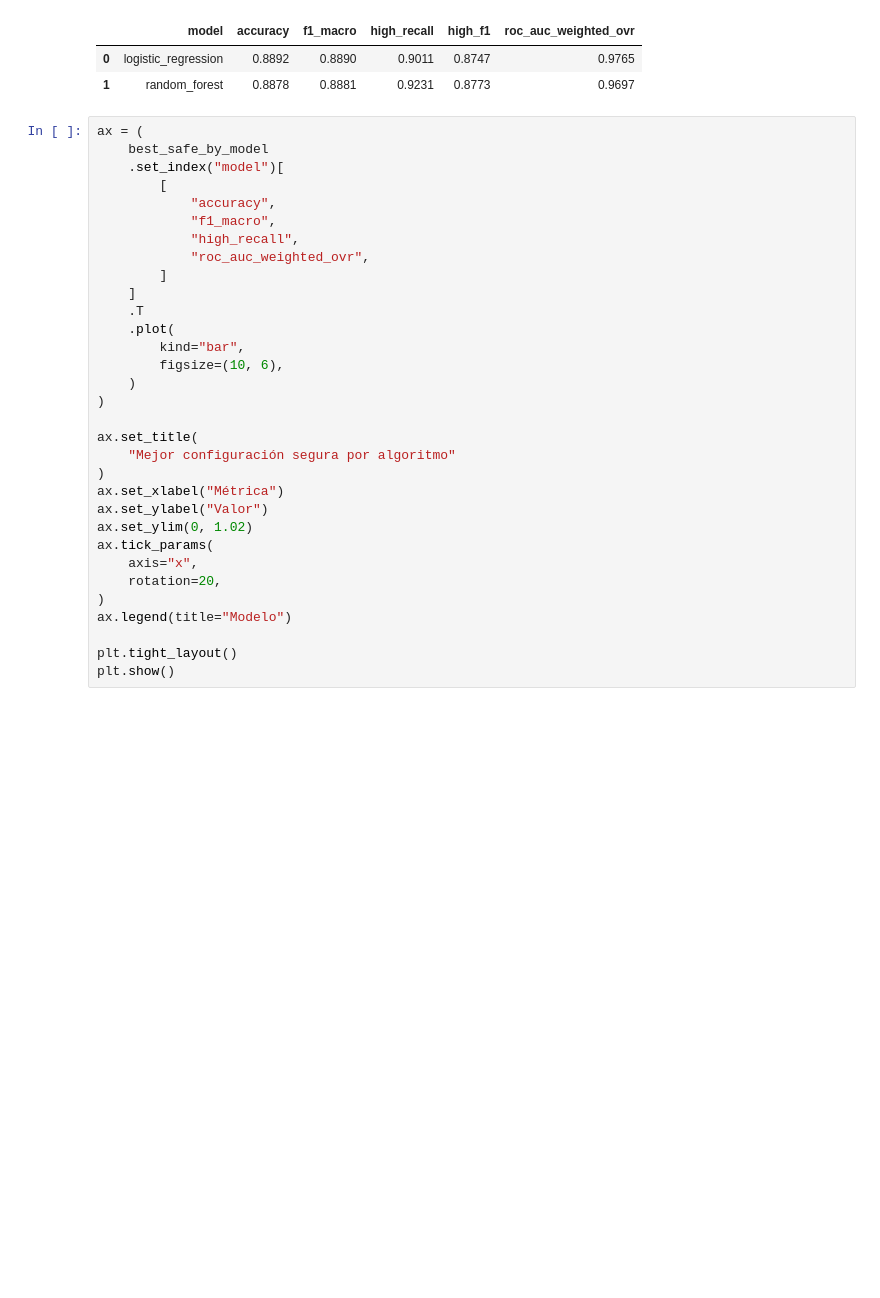
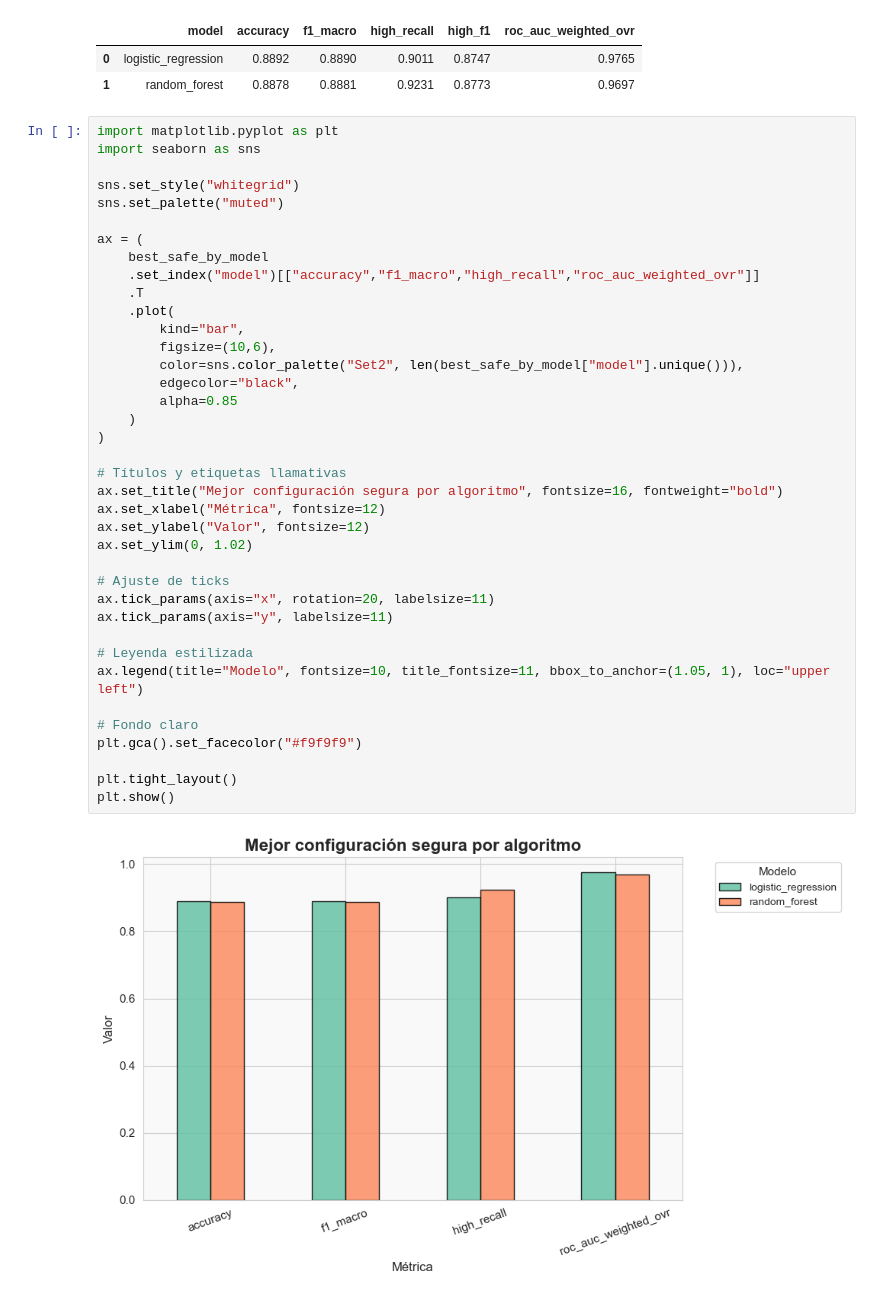
Before and after one commit to KouDionicio/9A-IDGS-ECBD-VitalMind-, a Jupyter notebook: ml-service/app/notebooks/02_risk_model_comparison.ipynb, the cells around one changed output. Saved outputs shown, nothing was run; the diff lists cells and outputs as text; blank space fills up the shorter version.

```diff
--- a/ml-service/app/notebooks/02_risk_model_comparison.ipynb
+++ b/ml-service/app/notebooks/02_risk_model_comparison.ipynb
@@ -1922,34 +1922,42 @@ best_safe_by_model[
 | 0 | logistic_regression | 0.8892 | 0.8890 | 0.9011 | 0.8747 | 0.9765 |
 | 1 | random_forest | 0.8878 | 0.8881 | 0.9231 | 0.8773 | 0.9697 |
 # %%
+import matplotlib.pyplot as plt
+import seaborn as sns
+
+sns.set_style("whitegrid")
+sns.set_palette("muted")
+
 ax = (
     best_safe_by_model
-    .set_index("model")[
-        [
-            "accuracy",
-            "f1_macro",
-            "high_recall",
-            "roc_auc_weighted_ovr",
-        ]
-    ]
+    .set_index("model")[["accuracy","f1_macro","high_recall","roc_auc_weighted_ovr"]]
     .T
     .plot(
         kind="bar",
-        figsize=(10, 6),
+        figsize=(10,6),
+        color=sns.color_palette("Set2", len(best_safe_by_model["model"].unique())),
+        edgecolor="black",
+        alpha=0.85
     )
 )
 
-ax.set_title(
-    "Mejor configuración segura por algoritmo"
-)
-ax.set_xlabel("Métrica")
-ax.set_ylabel("Valor")
+# Títulos y etiquetas llamativas
+ax.set_title("Mejor configuración segura por algoritmo", fontsize=16, fontweight="bold")
+ax.set_xlabel("Métrica", fontsize=12)
+ax.set_ylabel("Valor", fontsize=12)
 ax.set_ylim(0, 1.02)
-ax.tick_params(
-    axis="x",
-    rotation=20,
-)
-ax.legend(title="Modelo")
+
+# Ajuste de ticks
+ax.tick_params(axis="x", rotation=20, labelsize=11)
+ax.tick_params(axis="y", labelsize=11)
+
+# Leyenda estilizada
+ax.legend(title="Modelo", fontsize=10, title_fontsize=11, bbox_to_anchor=(1.05, 1), loc="upper left")
+
+# Fondo claro
+plt.gca().set_facecolor("#f9f9f9")
 
 plt.tight_layout()
 plt.show()
+# %% [output]
+[figure, added]
```
Also changed, not shown: parts of 3 cells of this notebook, 4 other files.
